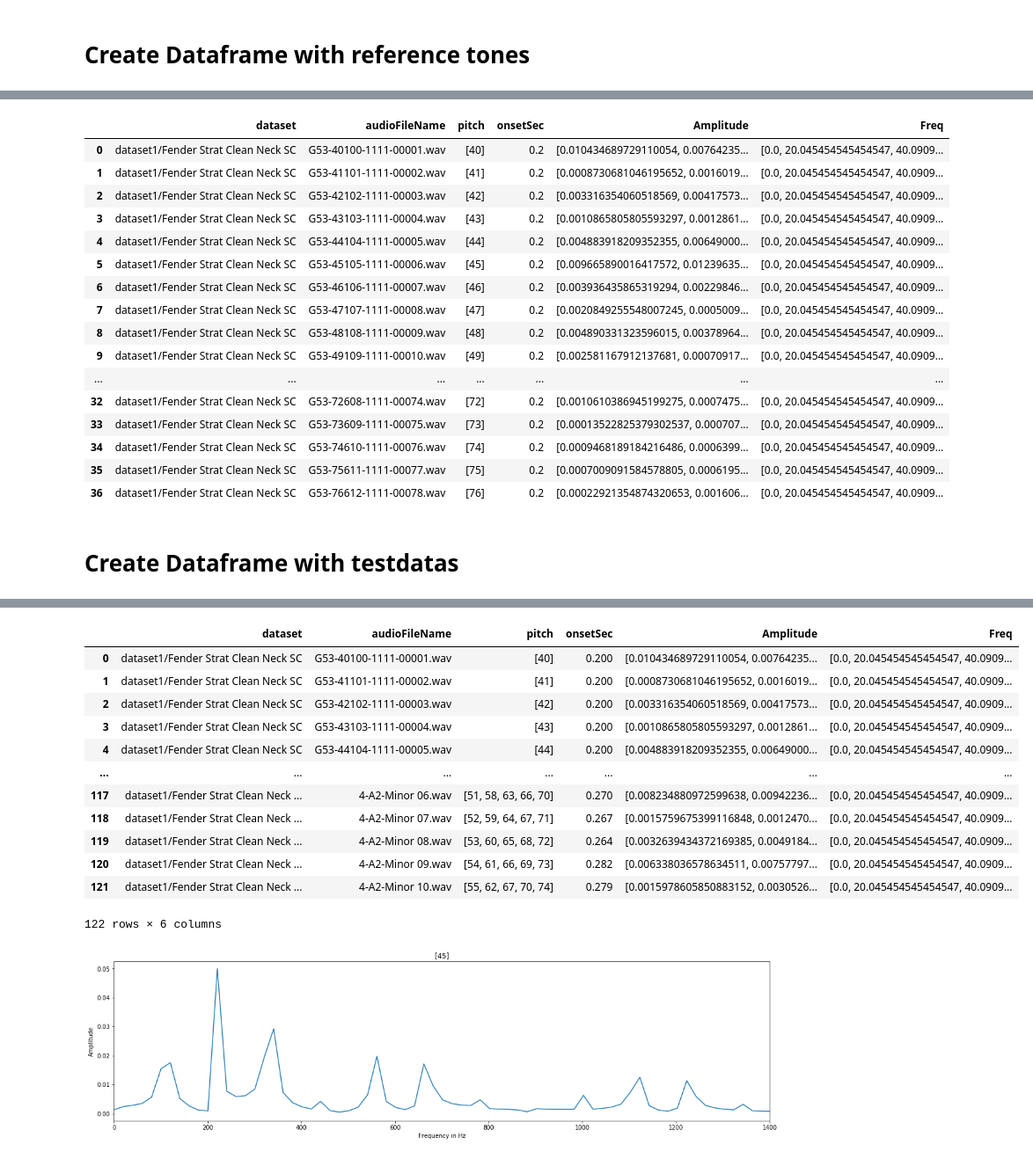
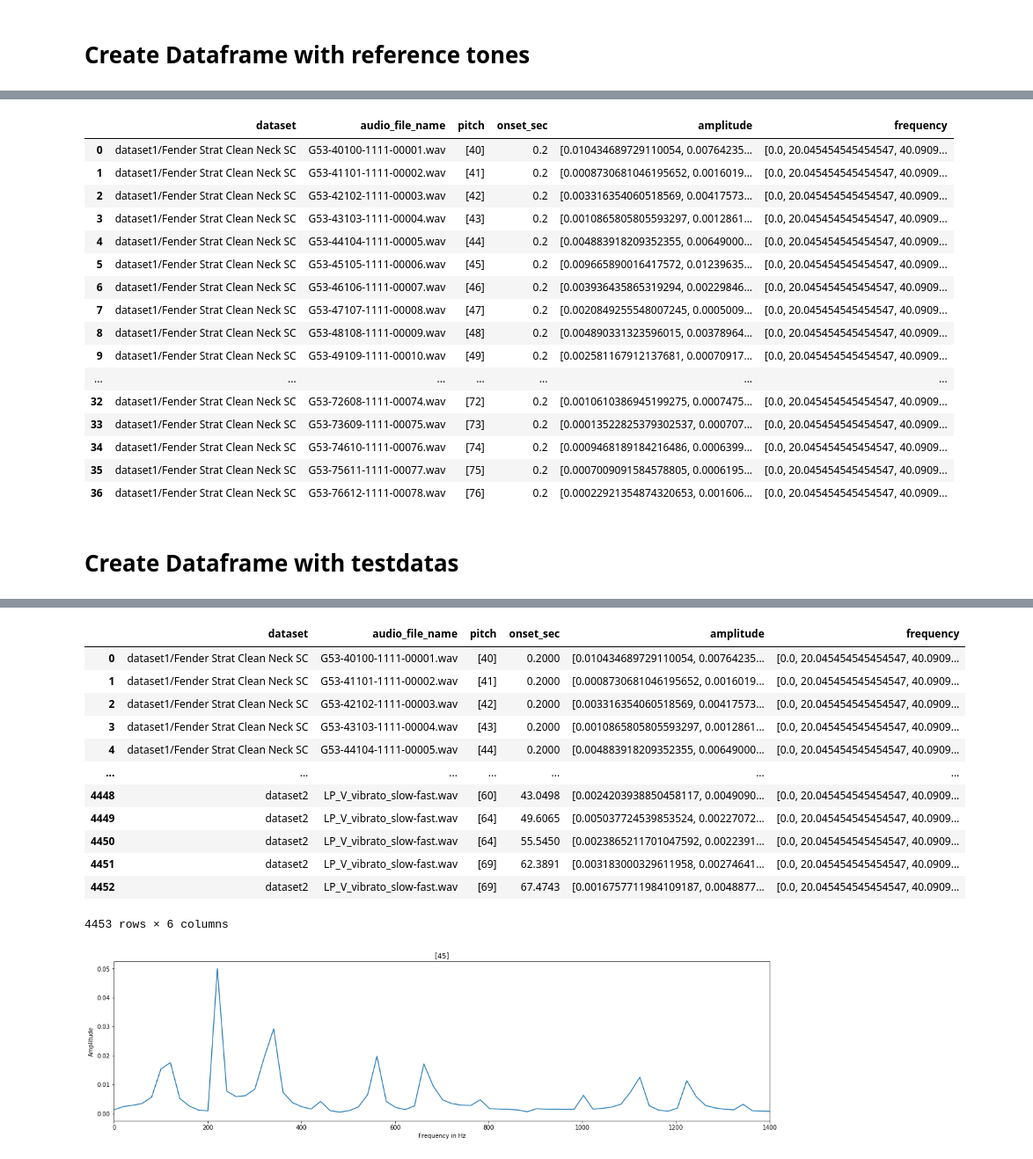
Before and after one commit to deiruch/AMt, a Jupyter notebook: AMt.ipynb, the cells around one changed output, grey strips where cells are left out. Shown at 88% size. Saved outputs shown, nothing was run; the diff lists cells and outputs as text; code cells hidden in the pictures.

```diff
--- a/AMt.ipynb
+++ b/AMt.ipynb
@@ -172,22 +173,23 @@ def read_xml_to_df(path, df_cols, offset_sec, duration_sec, sampl_fac):
                         if event.find(elem) is not None:
                             event_data.append(event.find(elem).text)
 
-                            if elem == 'onsetSec':
-                                onsetSec = event.find(elem).text
-                                start_sec = round(offset_sec + float(onsetSec), 3)
-                                end_sec = round(start_sec + duration_sec, 3)
+                        elif elem == df_cols[3]:
+                            onset_sec = event.find('onsetSec').text
+                            event_data.append(onset_sec)
+                            start_sec = round(offset_sec + float(onset_sec), 3)
+                            end_sec = round(start_sec + duration_sec, 3)
 
-                                # Snip and downsampling audio-file
-                                data_snip, rate_snip = snip_wav(data, rate, start_sec, end_sec)
-                                data_down, rate_down = easy_downsampling(data_snip, rate_snip, sampl_fac)
+                            # Snip and downsampling audio-file
+                            data_snip, rate_snip = snip_wav(data, rate, start_sec, end_sec)
+                            data_down, rate_down = easy_downsampling(data_snip, rate_snip, sampl_fac)
 
-                                # Calc FFT
-                                freq, fourier = new_fft(data_down, rate_down)
+                            # Calc FFT
+                            freq, fourier = new_fft(data_down, rate_down)
 
-                        elif elem == 'Amplitude':
+                        elif elem == 'amplitude':
                             event_data.append(fourier)
 
-                        elif elem == 'Freq':
+                        elif elem == 'frequency':
                             event_data.append(freq)
                         else:
                             event_data.append(None)
@@ -262,7 +264,7 @@ duration_sec = 0.05
 sampl_fac = 4
 
 # Create empty Dataframe
-df_cols = ['dataset', 'audioFileName', 'pitch', 'onsetSec', 'Amplitude', 'Freq']
+df_cols = ['dataset', 'audio_file_name', 'pitch', 'onset_sec', 'amplitude', 'frequency']
 df_ref = pd.DataFrame(columns=df_cols)
 df_test = pd.DataFrame(columns=df_cols)
 # %% [markdown]
@@ -300,7 +301,7 @@ for index, row in df_ref.iterrows():
         df_ref_unique = df_ref_unique.append(row, ignore_index=True)
 df_ref_unique
 # %% [output]
-|  | dataset | audioFileName | pitch | onsetSec | Amplitude | Freq |
+|  | dataset | audio_file_name | pitch | onset_sec | amplitude | frequency |
 | 0 | dataset1/Fender Strat Clean Neck SC | G53-40100-1111-00001.wav | [40] | 0.2 | [0.010434689729110054, 0.00764235... | [0.0, 20.045454545454547, 40.0909... |
 | 1 | dataset1/Fender Strat Clean Neck SC | G53-41101-1111-00002.wav | [41] | 0.2 | [0.0008730681046195652, 0.0016019... | [0.0, 20.045454545454547, 40.0909... |
 | 2 | dataset1/Fender Strat Clean Neck SC | G53-42102-1111-00003.wav | [42] | 0.2 | [0.003316354060518569, 0.00417573... | [0.0, 20.045454545454547, 40.0909... |
@@ -339,7 +340,7 @@ path_testdata = [
 # Alle 0-20 und Lick11
 # Gesamthaft mussten 27 von 261 XML-Dateien überarbeitet werden
 
-for path in path_testdata[:2]:
+for path in path_testdata:
     df_act = read_xml_to_df(path, df_cols, offset_sec, duration_sec, sampl_fac)
     df_test = df_test.append(df_act, ignore_index=True)
 df_test
@@ -349,15 +349,15 @@ Wall time: 1.19 s
-|  | dataset | audioFileName | pitch | onsetSec | Amplitude | Freq |
-| 0 | dataset1/Fender Strat Clean Neck SC | G53-40100-1111-00001.wav | [40] | 0.200 | [0.010434689729110054, 0.00764235... | [0.0, 20.045454545454547, 40.0909... |
-| 1 | dataset1/Fender Strat Clean Neck SC | G53-41101-1111-00002.wav | [41] | 0.200 | [0.0008730681046195652, 0.0016019... | [0.0, 20.045454545454547, 40.0909... |
-| 2 | dataset1/Fender Strat Clean Neck SC | G53-42102-1111-00003.wav | [42] | 0.200 | [0.003316354060518569, 0.00417573... | [0.0, 20.045454545454547, 40.0909... |
-| 3 | dataset1/Fender Strat Clean Neck SC | G53-43103-1111-00004.wav | [43] | 0.200 | [0.0010865805805593297, 0.0012861... | [0.0, 20.045454545454547, 40.0909... |
-| 4 | dataset1/Fender Strat Clean Neck SC | G53-44104-1111-00005.wav | [44] | 0.200 | [0.004883918209352355, 0.00649000... | [0.0, 20.045454545454547, 40.0909... |
+|  | dataset | audio_file_name | pitch | onset_sec | amplitude | frequency |
+| 0 | dataset1/Fender Strat Clean Neck SC | G53-40100-1111-00001.wav | [40] | 0.2000 | [0.010434689729110054, 0.00764235... | [0.0, 20.045454545454547, 40.0909... |
+| 1 | dataset1/Fender Strat Clean Neck SC | G53-41101-1111-00002.wav | [41] | 0.2000 | [0.0008730681046195652, 0.0016019... | [0.0, 20.045454545454547, 40.0909... |
+| 2 | dataset1/Fender Strat Clean Neck SC | G53-42102-1111-00003.wav | [42] | 0.2000 | [0.003316354060518569, 0.00417573... | [0.0, 20.045454545454547, 40.0909... |
+| 3 | dataset1/Fender Strat Clean Neck SC | G53-43103-1111-00004.wav | [43] | 0.2000 | [0.0010865805805593297, 0.0012861... | [0.0, 20.045454545454547, 40.0909... |
+| 4 | dataset1/Fender Strat Clean Neck SC | G53-44104-1111-00005.wav | [44] | 0.2000 | [0.004883918209352355, 0.00649000... | [0.0, 20.045454545454547, 40.0909... |
 | ... | ... | ... | ... | ... | ... | ... |
-| 117 | dataset1/Fender Strat Clean Neck ... | 4-A2-Minor 06.wav | [51, 58, 63, 66, 70] | 0.270 | [0.008234880972599638, 0.00942236... | [0.0, 20.045454545454547, 40.0909... |
-| 118 | dataset1/Fender Strat Clean Neck ... | 4-A2-Minor 07.wav | [52, 59, 64, 67, 71] | 0.267 | [0.0015759675399116848, 0.0012470... | [0.0, 20.045454545454547, 40.0909... |
-| 119 | dataset1/Fender Strat Clean Neck ... | 4-A2-Minor 08.wav | [53, 60, 65, 68, 72] | 0.264 | [0.0032639434372169385, 0.0049184... | [0.0, 20.045454545454547, 40.0909... |
-| 120 | dataset1/Fender Strat Clean Neck ... | 4-A2-Minor 09.wav | [54, 61, 66, 69, 73] | 0.282 | [0.006338036578634511, 0.00757797... | [0.0, 20.045454545454547, 40.0909... |
-| 121 | dataset1/Fender Strat Clean Neck ... | 4-A2-Minor 10.wav | [55, 62, 67, 70, 74] | 0.279 | [0.0015978605850883152, 0.0030526... | [0.0, 20.045454545454547, 40.0909... |
+| 4448 | dataset2 | LP_V_vibrato_slow-fast.wav | [60] | 43.0498 | [0.0024203938850458117, 0.0049090... | [0.0, 20.045454545454547, 40.0909... |
+| 4449 | dataset2 | LP_V_vibrato_slow-fast.wav | [64] | 49.6065 | [0.005037724539853524, 0.00227072... | [0.0, 20.045454545454547, 40.0909... |
+| 4450 | dataset2 | LP_V_vibrato_slow-fast.wav | [64] | 55.5450 | [0.0023865211701047592, 0.0022391... | [0.0, 20.045454545454547, 40.0909... |
+| 4451 | dataset2 | LP_V_vibrato_slow-fast.wav | [69] | 62.3891 | [0.003183000329611958, 0.00274641... | [0.0, 20.045454545454547, 40.0909... |
+| 4452 | dataset2 | LP_V_vibrato_slow-fast.wav | [69] | 67.4743 | [0.0016757711984109187, 0.0048877... | [0.0, 20.045454545454547, 40.0909... |
-122 rows × 6 columns
+4453 rows × 6 columns
 # %%
 pitch = 6
```
Also changed, not shown: parts of 22 cells of this notebook.
